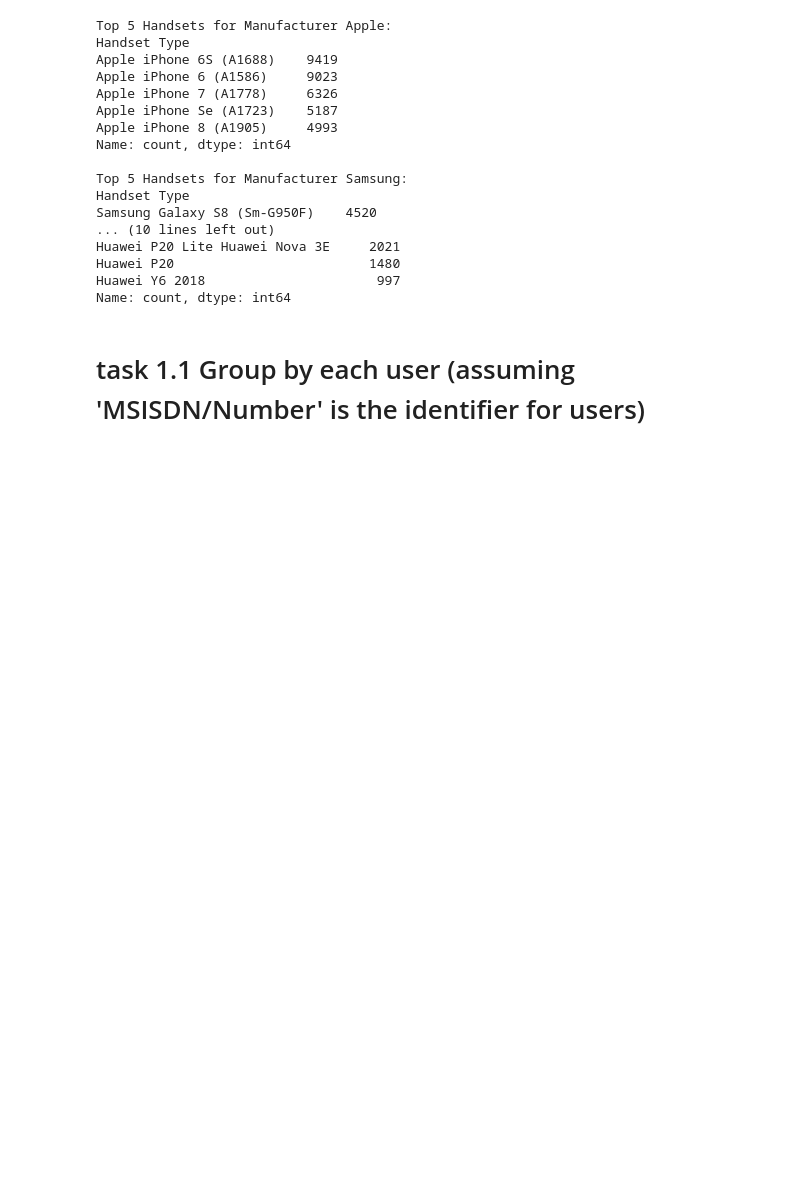
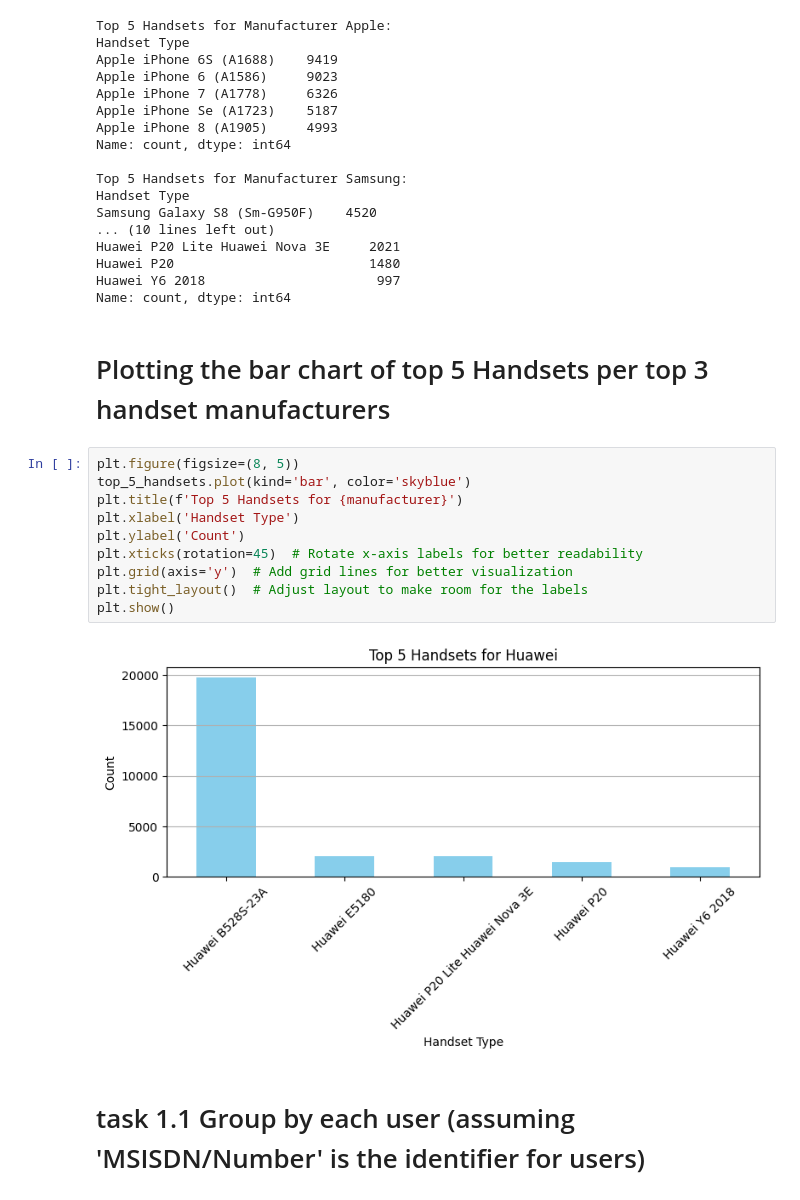
Before and after one commit to YomiyuShambel21/TellCo_Data_Analysis, a Jupyter notebook: notebooks/User Overview Analysis.ipynb, the cells around one changed output. Drawn from its saved outputs; the diff is of its cells as text; blank space fills up the shorter version.

```diff
--- a/notebooks/User Overview Analysis.ipynb
+++ b/notebooks/User Overview Analysis.ipynb
@@ -240,6 +268,20 @@ Huawei P20 Lite Huawei Nova 3E     2021
 Huawei P20                         1480
 Huawei Y6 2018                      997
 Name: count, dtype: int64
+# %% [markdown]
+# Plotting the bar chart of top 5 Handsets per top 3 handset manufacturers
+# %%
+plt.figure(figsize=(8, 5))
+top_5_handsets.plot(kind='bar', color='skyblue')
+plt.title(f'Top 5 Handsets for {manufacturer}')
+plt.xlabel('Handset Type')
+plt.ylabel('Count')
+plt.xticks(rotation=45)  # Rotate x-axis labels for better readability
+plt.grid(axis='y')  # Add grid lines for better visualization
+plt.tight_layout()  # Adjust layout to make room for the labels
+plt.show()
+# %% [output]
+[figure, added]
 # %% [markdown]
 # task 1.1 Group by each user (assuming 'MSISDN/Number' is the identifier for users)
 # %%
```
Also changed, not shown: parts of 6 cells of this notebook.
